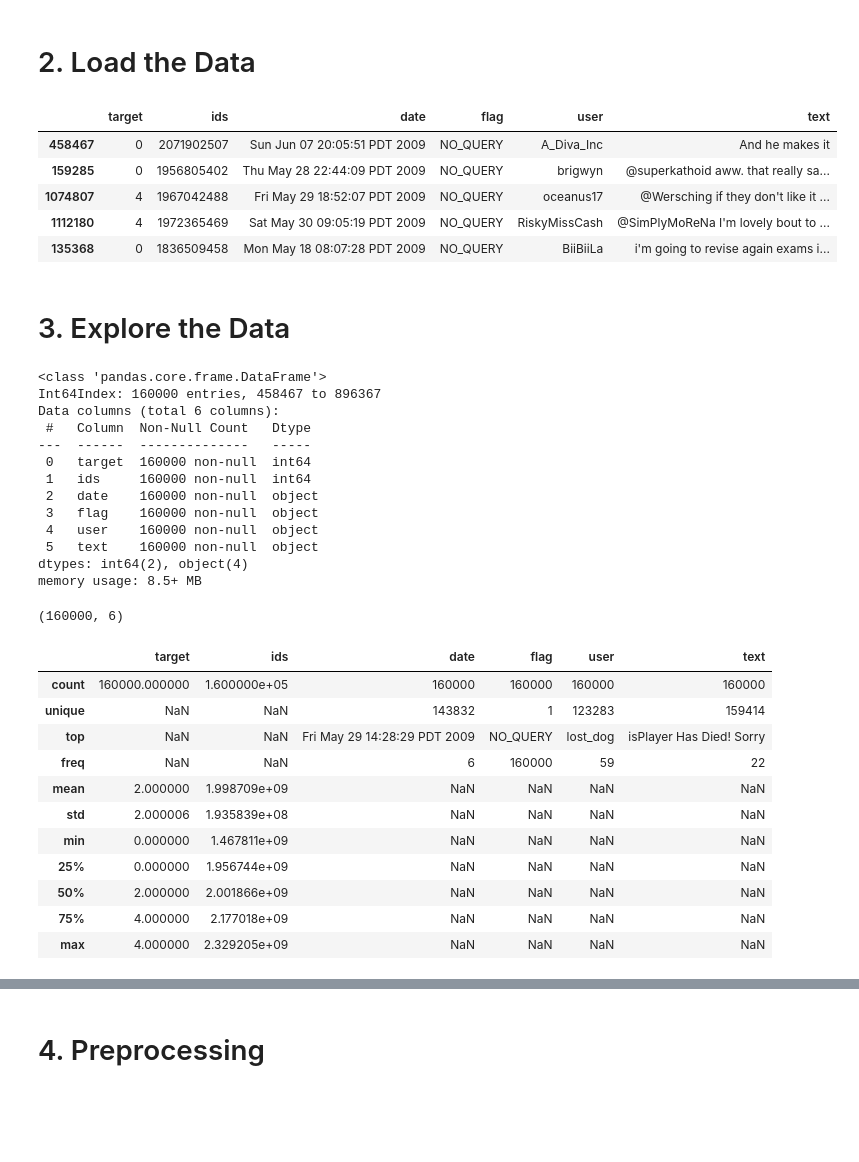
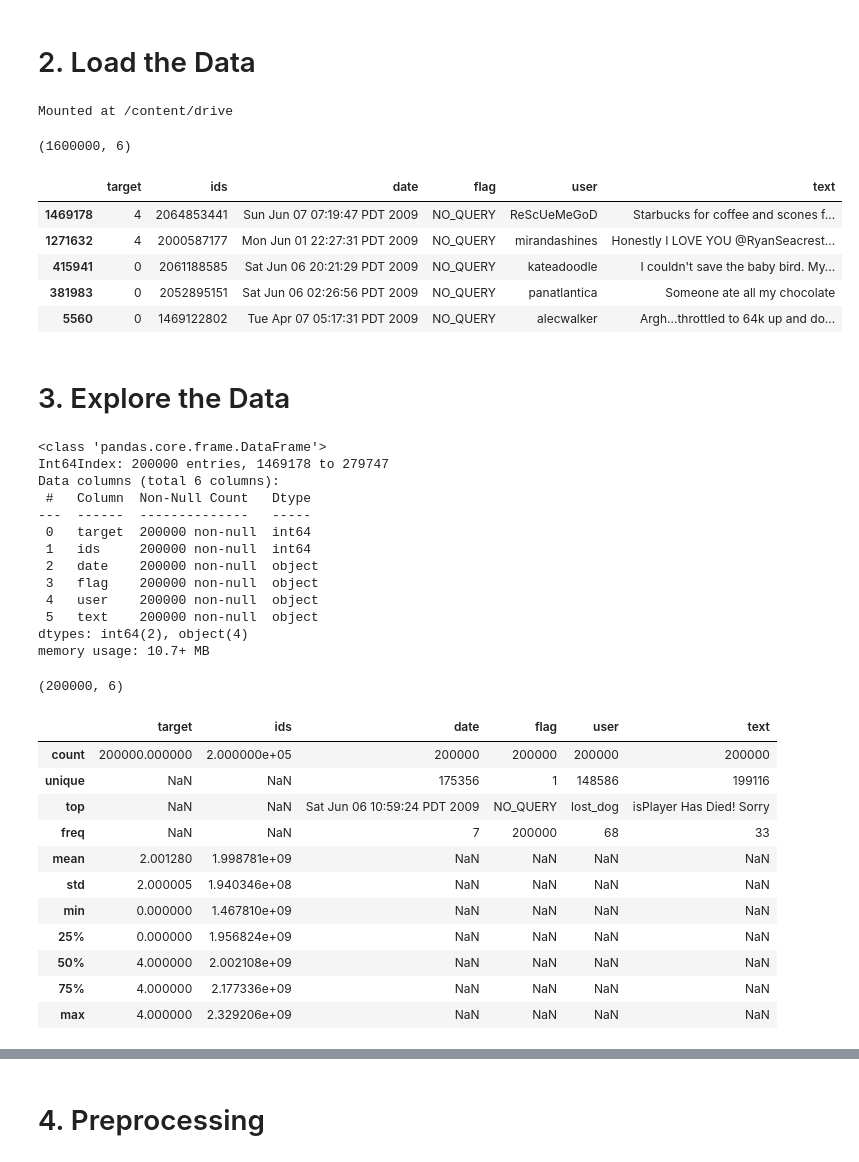
Before and after one commit to frikel12/Twitter-Sentiment-Analysis, a Jupyter notebook: Twitter_Sentiment_Analysis_Project.ipynb, the cells around one changed output, grey strips where cells are left out. Drawn from its saved outputs; the diff is of its cells as text; code cells hidden in the pictures; blank space fills up the shorter version.

```diff
--- a/Twitter_Sentiment_Analysis_Project.ipynb
+++ b/Twitter_Sentiment_Analysis_Project.ipynb
@@ -54,54 +28,69 @@ for filename in listdir(path):
 # %%
+import pandas as pd
+# Charger Drive dans Colab
+from google.colab import drive
+
+drive.mount('/content/drive')
+
+
+
+path='/content/drive/My Drive/Datasets/tweets.csv'
 col_names = ["target", "ids", "date", "flag", "user", "text"]
 
-df = pd.read_csv('tweets.csv',
+df = pd.read_csv(path,
             encoding = "ISO-8859-1",
             names=col_names)
+# %% [output]
+Mounted at /content/drive
+# %%
+df.shape
+# %% [output]
+(1600000, 6)
 # %%
-df = df.sample(160000)
+df = df.sample(200000)
 df.head()
 # %% [output]
 |  | target | ids | date | flag | user | text |
-| 458467 | 0 | 2071902507 | Sun Jun 07 20:05:51 PDT 2009 | NO_QUERY | A_Diva_Inc | And he makes it |
-| 159285 | 0 | 1956805402 | Thu May 28 22:44:09 PDT 2009 | NO_QUERY | brigwyn | @superkathoid aww. that really sa... |
-| 1074807 | 4 | 1967042488 | Fri May 29 18:52:07 PDT 2009 | NO_QUERY | oceanus17 | @Wersching if they don't like it ... |
-| 1112180 | 4 | 1972365469 | Sat May 30 09:05:19 PDT 2009 | NO_QUERY | RiskyMissCash | @SimPlyMoReNa I'm lovely bout to ... |
-| 135368 | 0 | 1836509458 | Mon May 18 08:07:28 PDT 2009 | NO_QUERY | BiiBiiLa | i'm going to revise again exams i... |
+| 1469178 | 4 | 2064853441 | Sun Jun 07 07:19:47 PDT 2009 | NO_QUERY | ReScUeMeGoD | Starbucks for coffee and scones f... |
+| 1271632 | 4 | 2000587177 | Mon Jun 01 22:27:31 PDT 2009 | NO_QUERY | mirandashines | Honestly I LOVE YOU @RyanSeacrest... |
+| 415941 | 0 | 2061188585 | Sat Jun 06 20:21:29 PDT 2009 | NO_QUERY | kateadoodle | I couldn't save the baby bird. My... |
+| 381983 | 0 | 2052895151 | Sat Jun 06 02:26:56 PDT 2009 | NO_QUERY | panatlantica | Someone ate all my chocolate |
+| 5560 | 0 | 1469122802 | Tue Apr 07 05:17:31 PDT 2009 | NO_QUERY | alecwalker | Argh...throttled to 64k up and do... |
 # %% [markdown]
 # 3. Explore the Data
 # %%
 df.info()
 # %% [output]
 <class 'pandas.core.frame.DataFrame'>
-Int64Index: 160000 entries, 458467 to 896367
+Int64Index: 200000 entries, 1469178 to 279747
 Data columns (total 6 columns):
  #   Column  Non-Null Count   Dtype
 ---  ------  --------------   -----
- 0   target  160000 non-null  int64
- 1   ids     160000 non-null  int64
- 2   date    160000 non-null  object
- 3   flag    160000 non-null  object
- 4   user    160000 non-null  object
- 5   text    160000 non-null  object
+ 0   target  200000 non-null  int64
+ 1   ids     200000 non-null  int64
+ 2   date    200000 non-null  object
+ 3   flag    200000 non-null  object
+ 4   user    200000 non-null  object
+ 5   text    200000 non-null  object
 dtypes: int64(2), object(4)
-memory usage: 8.5+ MB
+memory usage: 10.7+ MB
 # %%
 df.shape
 # %% [output]
-(160000, 6)
+(200000, 6)
 # %%
 df.describe(include='all')
 # %% [output]
 |  | target | ids | date | flag | user | text |
-| count | 160000.000000 | 1.600000e+05 | 160000 | 160000 | 160000 | 160000 |
-| unique | NaN | NaN | 143832 | 1 | 123283 | 159414 |
-| top | NaN | NaN | Fri May 29 14:28:29 PDT 2009 | NO_QUERY | lost_dog | isPlayer Has Died! Sorry |
-| freq | NaN | NaN | 6 | 160000 | 59 | 22 |
-| mean | 2.000000 | 1.998709e+09 | NaN | NaN | NaN | NaN |
-| std | 2.000006 | 1.935839e+08 | NaN | NaN | NaN | NaN |
-| min | 0.000000 | 1.467811e+09 | NaN | NaN | NaN | NaN |
-| 25% | 0.000000 | 1.956744e+09 | NaN | NaN | NaN | NaN |
-| 50% | 2.000000 | 2.001866e+09 | NaN | NaN | NaN | NaN |
-| 75% | 4.000000 | 2.177018e+09 | NaN | NaN | NaN | NaN |
-| max | 4.000000 | 2.329205e+09 | NaN | NaN | NaN | NaN |
+| count | 200000.000000 | 2.000000e+05 | 200000 | 200000 | 200000 | 200000 |
+| unique | NaN | NaN | 175356 | 1 | 148586 | 199116 |
+| top | NaN | NaN | Sat Jun 06 10:59:24 PDT 2009 | NO_QUERY | lost_dog | isPlayer Has Died! Sorry |
+| freq | NaN | NaN | 7 | 200000 | 68 | 33 |
+| mean | 2.001280 | 1.998781e+09 | NaN | NaN | NaN | NaN |
+| std | 2.000005 | 1.940346e+08 | NaN | NaN | NaN | NaN |
+| min | 0.000000 | 1.467810e+09 | NaN | NaN | NaN | NaN |
+| 25% | 0.000000 | 1.956824e+09 | NaN | NaN | NaN | NaN |
+| 50% | 4.000000 | 2.002108e+09 | NaN | NaN | NaN | NaN |
+| 75% | 4.000000 | 2.177336e+09 | NaN | NaN | NaN | NaN |
+| max | 4.000000 | 2.329206e+09 | NaN | NaN | NaN | NaN |
 # %%
```
Also changed, not shown: parts of 16 cells of this notebook.
